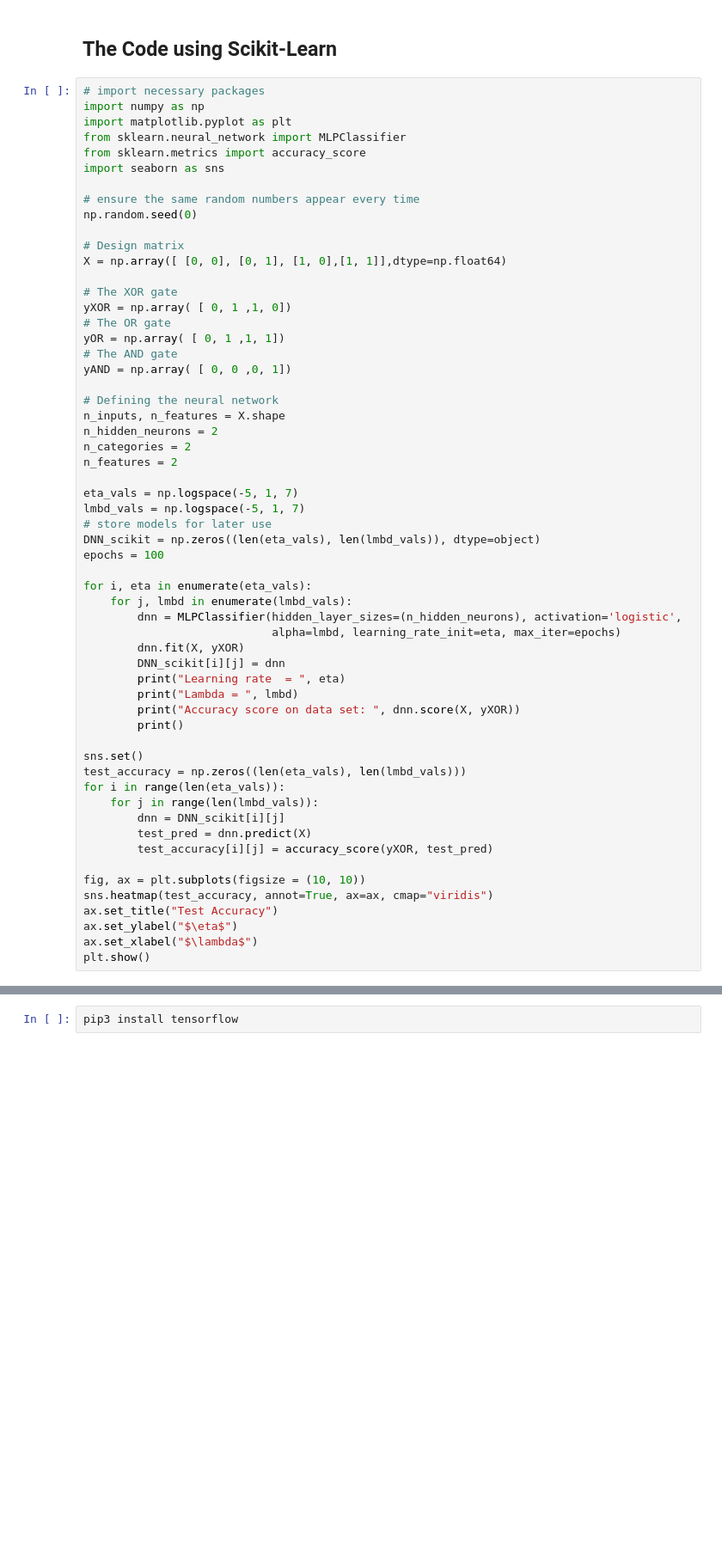
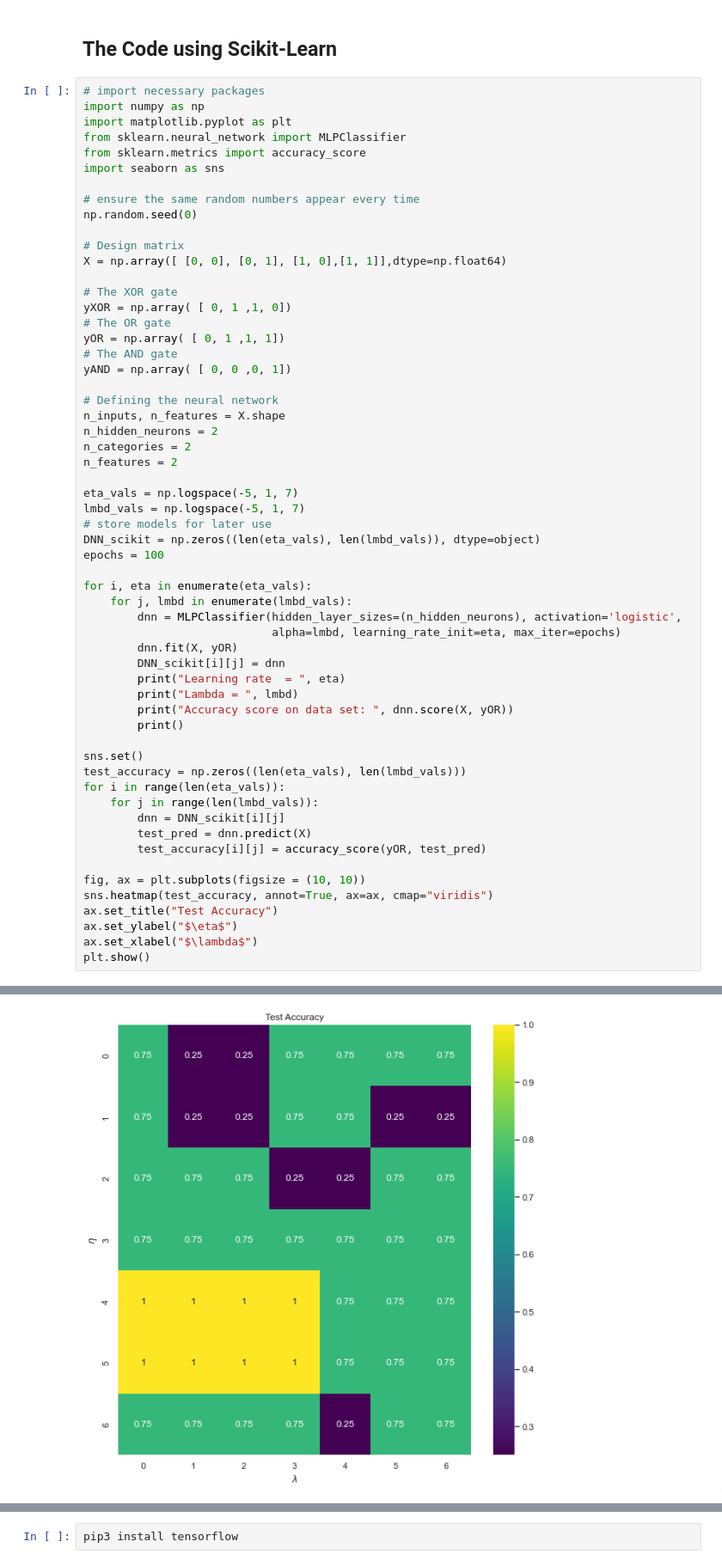
Before and after one commit to CompPhysics/MLErasmus, a Jupyter notebook: doc/pub/day7/ipynb/day7.ipynb, the cells around one changed output, grey strips where cells are left out. Shown at 86% size. Saved outputs shown, nothing was run; the diff lists cells and outputs as text; blank space fills up the shorter version.

```diff
--- a/doc/pub/day7/ipynb/day7.ipynb
+++ b/doc/pub/day7/ipynb/day7.ipynb
@@ -1167,11 +1293,11 @@ for i, eta in enumerate(eta_vals):
     for j, lmbd in enumerate(lmbd_vals):
         dnn = MLPClassifier(hidden_layer_sizes=(n_hidden_neurons), activation='logistic',
                             alpha=lmbd, learning_rate_init=eta, max_iter=epochs)
-        dnn.fit(X, yXOR)
+        dnn.fit(X, yOR)
         DNN_scikit[i][j] = dnn
         print("Learning rate  = ", eta)
         print("Lambda = ", lmbd)
-        print("Accuracy score on data set: ", dnn.score(X, yXOR))
+        print("Accuracy score on data set: ", dnn.score(X, yOR))
         print()
 
 sns.set()
@@ -1180,7 +1306,7 @@ for i in range(len(eta_vals)):
     for j in range(len(lmbd_vals)):
         dnn = DNN_scikit[i][j]
         test_pred = dnn.predict(X)
-        test_accuracy[i][j] = accuracy_score(yXOR, test_pred)
+        test_accuracy[i][j] = accuracy_score(yOR, test_pred)
 
 fig, ax = plt.subplots(figsize = (10, 10))
 sns.heatmap(test_accuracy, annot=True, ax=ax, cmap="viridis")
@@ -1188,3 +1314,4 @@ ax.set_title("Test Accuracy")
 ax.set_ylabel("$\eta$")
 ax.set_xlabel("$\lambda$")
 plt.show()
+# %% [output]
@@ -1191,3 +1403,4 @@ plt.show()
+[figure, added]
 # %% [markdown]
 ## Building neural networks in Tensorflow and Keras
 
```
Also changed, not shown: parts of 15 cells of this notebook.
